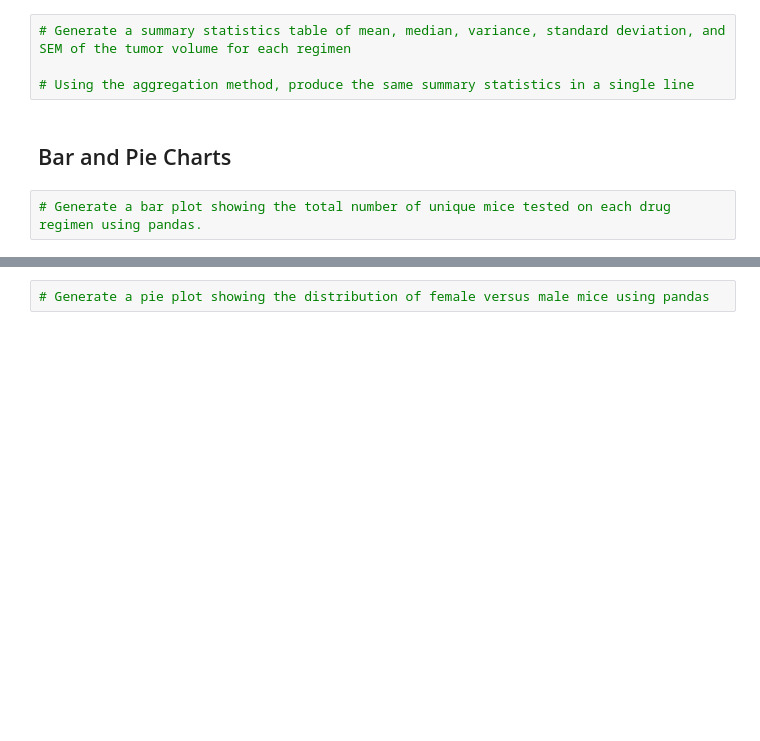
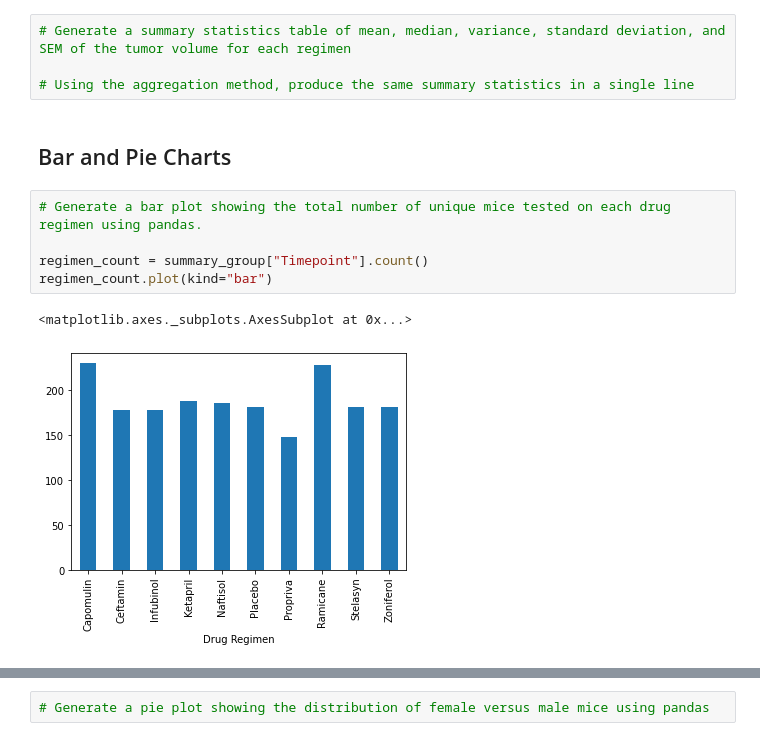
Before and after one commit to dkuchan415/Mouse_Tumor_Sizes, a Jupyter notebook: pymaceuticals_starter.ipynb, the cells around one changed output, grey strips where cells are left out. Cells and saved outputs as stored; diff of their text form; blank space fills up the shorter version.

Commit message:
Completed bar charts and began quartile plotting

```diff
--- a/pymaceuticals_starter.ipynb
+++ b/pymaceuticals_starter.ipynb
@@ -121,5 +149,11 @@ summary_variance
 ## Bar and Pie Charts
 # %%
 # Generate a bar plot showing the total number of unique mice tested on each drug regimen using pandas.
+
+regimen_count = summary_group["Timepoint"].count()
+regimen_count.plot(kind="bar")
+# %% [output]
+<matplotlib.axes._subplots.AxesSubplot at 0x...>
+[figure, added]
 # %%
 # Generate a bar plot showing the total number of unique mice tested on each drug regimen using pyplot.
```
Also changed, not shown: parts of 4 cells of this notebook.
